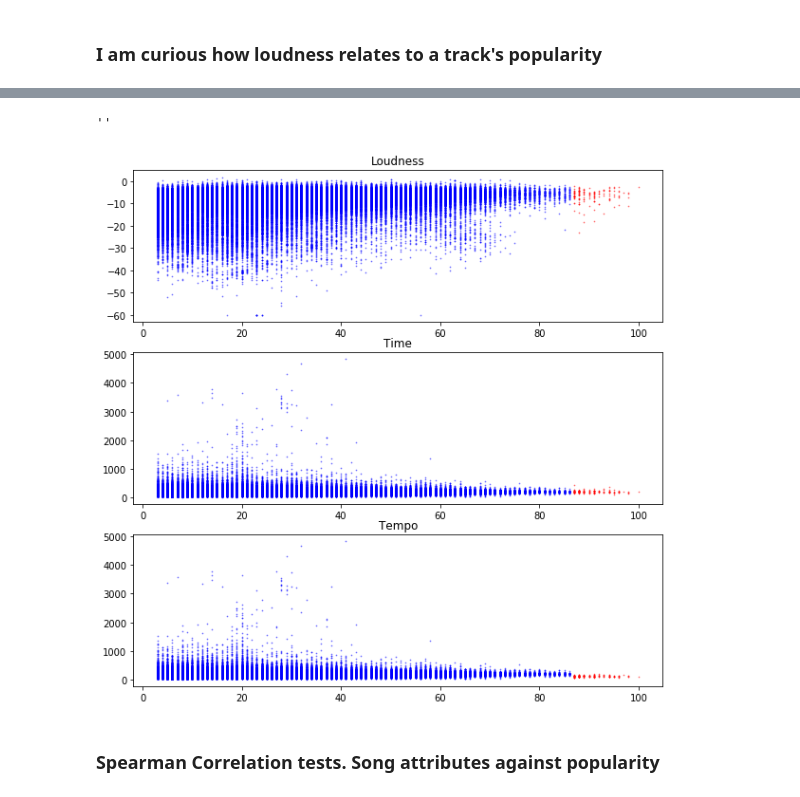
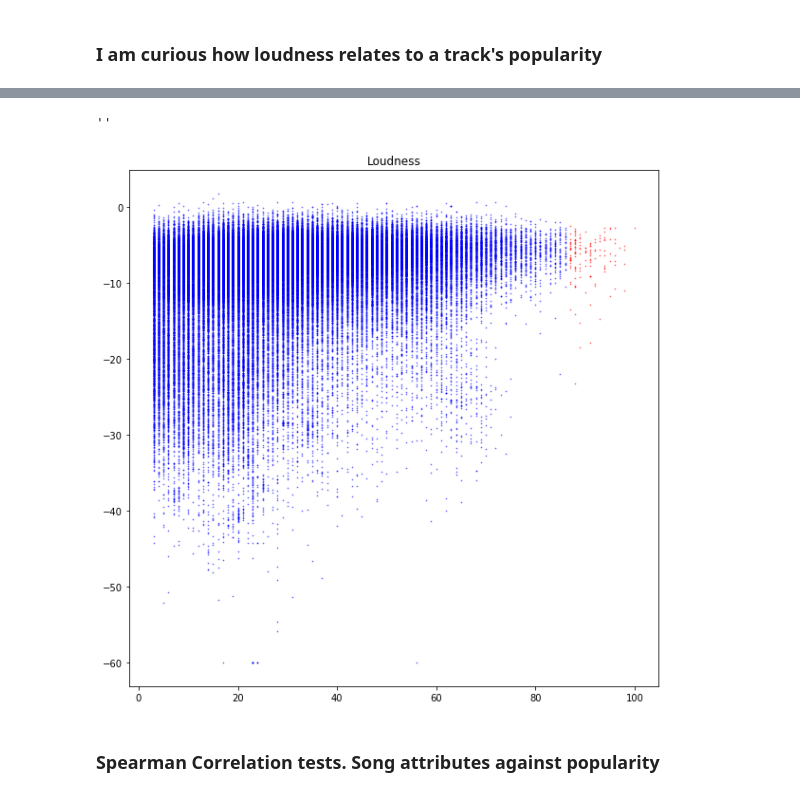
Before and after one commit to brentthayer1/capstone1, a Jupyter notebook: capstone1_eda.ipynb, the cells around one changed output, grey strips where cells are left out. Saved outputs shown, nothing was run; the diff lists cells and outputs as text; code cells hidden in the pictures.

Commit message:
added more plots

```diff
--- a/capstone1_eda.ipynb
+++ b/capstone1_eda.ipynb
@@ -455,23 +460,14 @@ Mean value for loudness in df_20: -10.34
 # %%
-fig, ax = plt.subplots(3, figsize=(10, 10))
+fig, ax = plt.subplots(1, figsize=(10, 10))
 
-ax[0].scatter(df_86['popularity'], df_86['loudness'], s=0.5, color='red', alpha=0.5)
-ax[0].scatter(df_below_86['popularity'], df_below_86['loudness'], s=0.5, color='blue', alpha=0.5)
-ax[0].set_title('Loudness')
-
-ax[1].scatter(df_86['popularity'], df_86['time_seconds'], s=0.5, color='red', alpha=0.5)
-ax[1].scatter(df_below_86['popularity'], df_below_86['time_seconds'], s=0.5, color='blue', alpha=0.5)
-ax[1].set_title('Time')
-
-ax[2].scatter(df_86['popularity'], df_86['tempo'], s=0.5, color='red', alpha=0.5)
-ax[2].scatter(df_below_86['popularity'], df_below_86['time_seconds'], s=0.5, color='blue', alpha=0.5)
-ax[2].set_title('Tempo')
-
+ax.scatter(df_86['popularity'], df_86['loudness'], s=0.5, color='red', alpha=0.5)
+ax.scatter(df_below_86['popularity'], df_below_86['loudness'], s=0.5, color='blue', alpha=0.5)
+ax.set_title('Loudness')
 
 ;
 # %% [output]
 ''
-[figure, old version]
+[figure, new version]
 # %% [markdown]
 ### Spearman Correlation tests.  Song attributes against popularity
 # %% [markdown]
```
Also changed, not shown: parts of 13 cells of this notebook, 1 other file.
